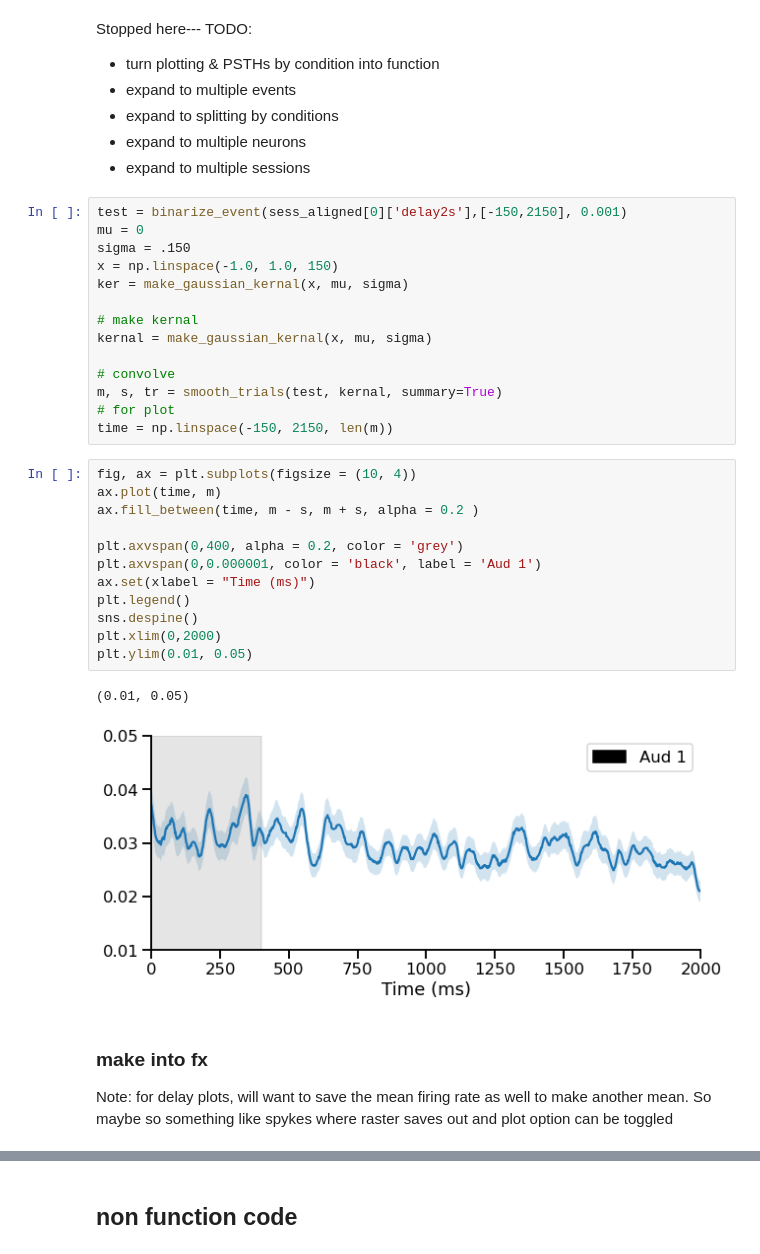
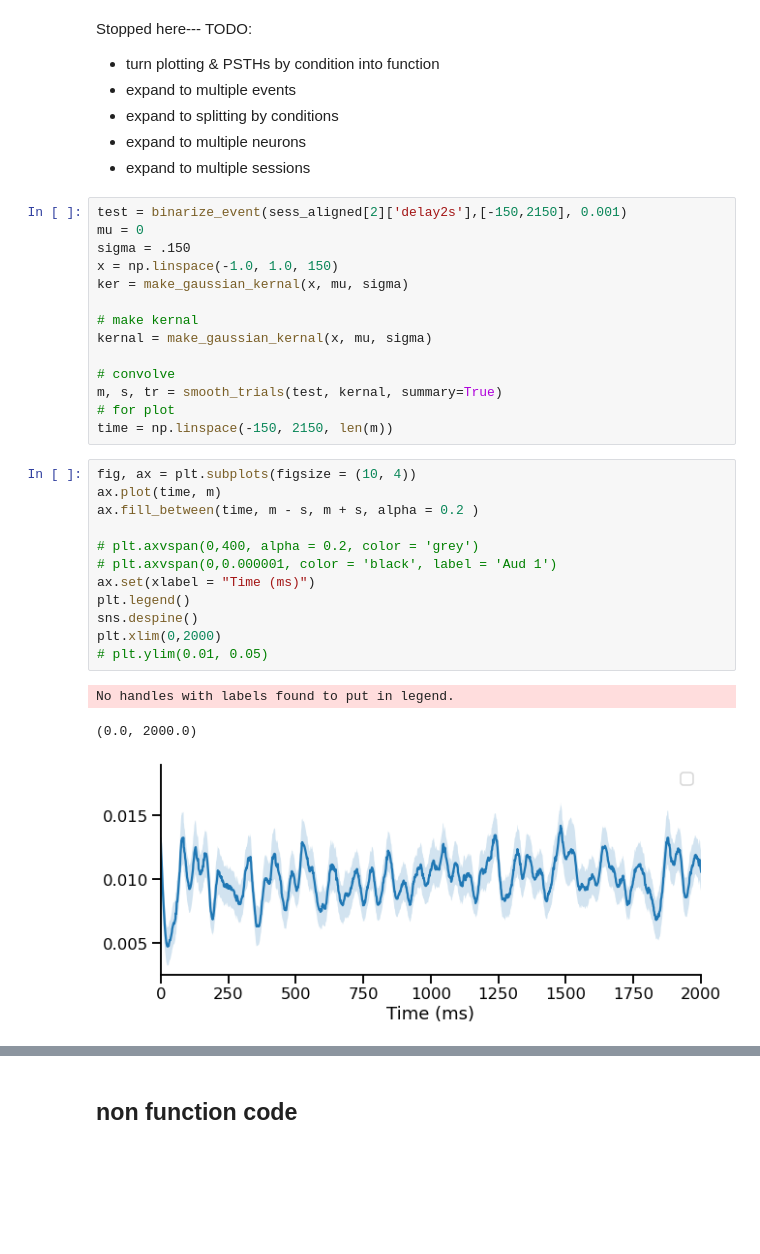
Before and after one commit to Brody-Lab/jbreda_PWM_mPFC_analysis, a Jupyter notebook: event_centering.ipynb, the cells around one changed output, grey strips where cells are left out. Cells and saved outputs as stored; diff of their text form; blank space fills up the shorter version.

Commit message:
all init plots done, need to clean up

```diff
--- a/event_centering.ipynb
+++ b/event_centering.ipynb
@@ -111,7 +111,7 @@ Stopped here--- TODO:
 * expand to multiple neurons
 * expand to multiple sessions
 # %%
-test = binarize_event(sess_aligned[0]['delay2s'],[-150,2150], 0.001)
+test = binarize_event(sess_aligned[2]['delay2s'],[-150,2150], 0.001)
 mu = 0
 sigma = .150
 x = np.linspace(-1.0, 1.0, 150)
@@ -127,19 +127,16 @@ time = np.linspace(-150, 2150, len(m))
 # %%
 fig, ax = plt.subplots(figsize = (10, 4))
 ax.plot(time, m)
 ax.fill_between(time, m - s, m + s, alpha = 0.2 )
 
-plt.axvspan(0,400, alpha = 0.2, color = 'grey')
-plt.axvspan(0,0.000001, color = 'black', label = 'Aud 1')
+# plt.axvspan(0,400, alpha = 0.2, color = 'grey')
+# plt.axvspan(0,0.000001, color = 'black', label = 'Aud 1')
 ax.set(xlabel = "Time (ms)")
 plt.legend()
 sns.despine()
 plt.xlim(0,2000)
-plt.ylim(0.01, 0.05)
+# plt.ylim(0.01, 0.05)
 # %% [output]
-(0.01, 0.05)
+No handles with labels found to put in legend.
+(0.0, 2000.0)
-[figure, old version]
+[figure, new version]
-# %% [markdown]
-### make into fx
-
-Note: for delay plots, will want to save the mean firing rate as well to make another mean. So maybe so something like spykes where raster saves out and plot option can be toggled
```
Also changed, not shown: parts of 15 cells of this notebook, 1 other file.
